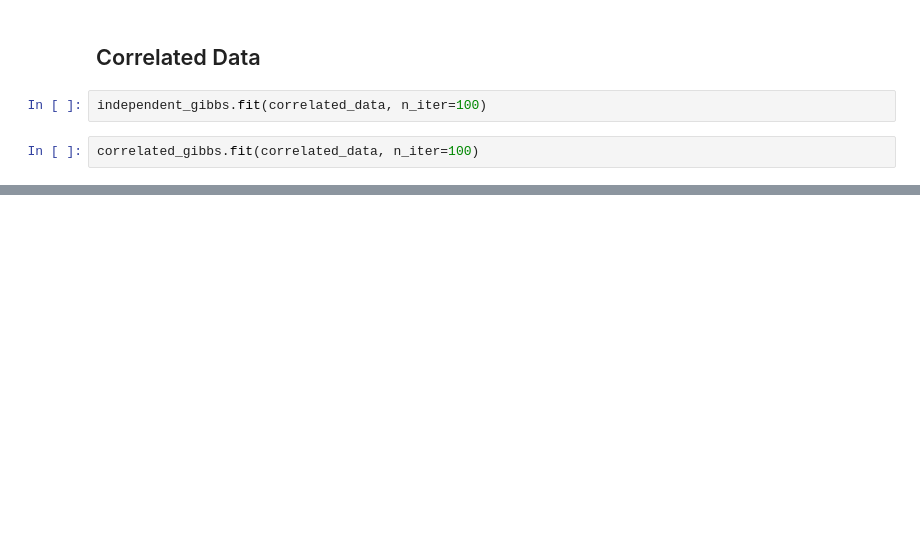
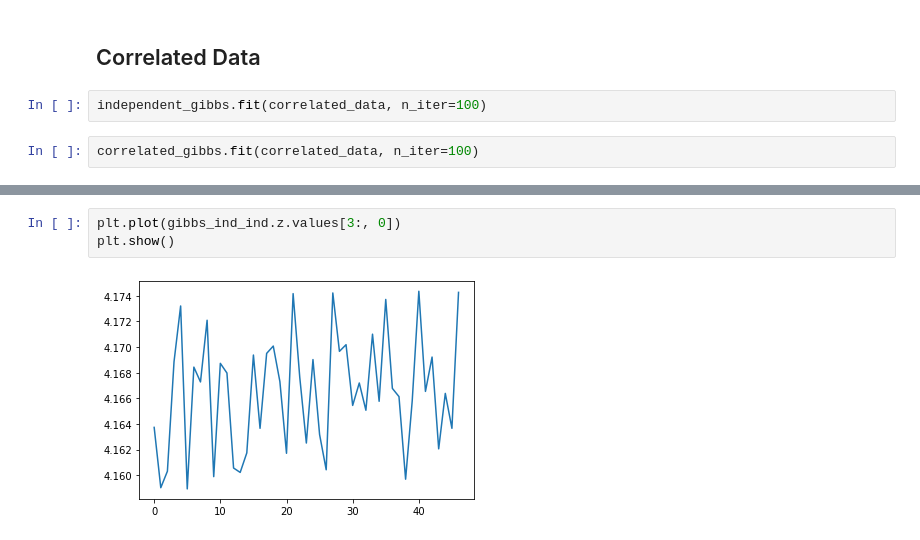
Before and after one commit to eastonhuch/discrete-lognormal-sampler, a Jupyter notebook: analysis.ipynb, the cells around one changed output, grey strips where cells are left out. Cells and saved outputs as stored; diff of their text form; blank space fills up the shorter version.

```diff
--- a/analysis.ipynb
+++ b/analysis.ipynb
@@ -128,0 +118,5 @@ sys.version_info
+# %%
+plt.plot(gibbs_ind_ind.z.values[3:, 0])
+plt.show()
+# %% [output]
+[figure, added]
```
Also changed, not shown: parts of 28 cells of this notebook, 1 other file.
